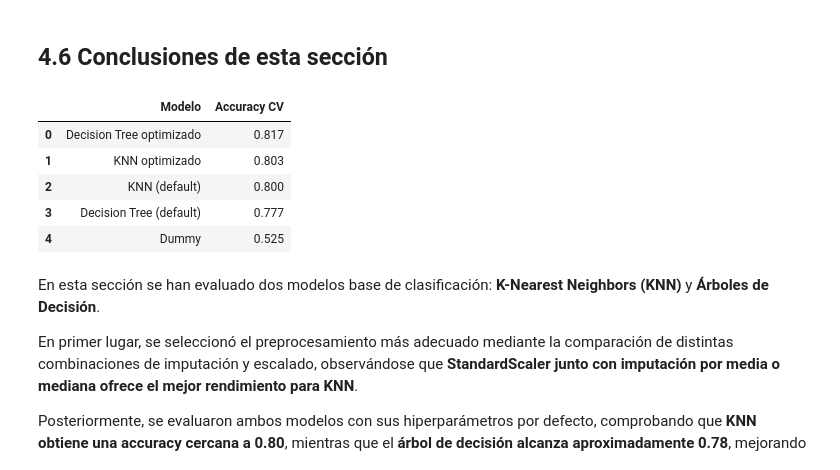
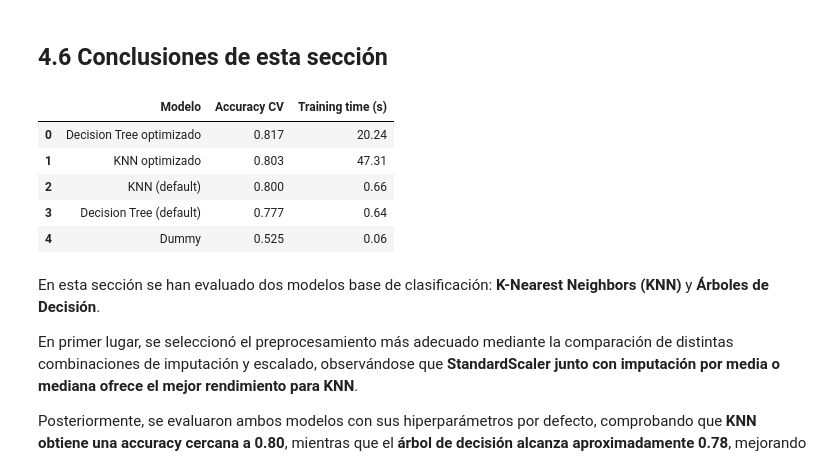
Before and after one commit to 100495785/Grupo17_Practica1, a Jupyter notebook: EDA_Practica1.ipynb, the cells around one changed output. Cells and saved outputs as stored; diff of their text form; code cells hidden in the pictures.

```diff
--- a/EDA_Practica1.ipynb
+++ b/EDA_Practica1.ipynb
@@ -812,11 +812,11 @@ start = time.time()
 
 grid_knn.fit(X_train, y_train)
 
-end = time.time()
+knn_hpo_time = time.time() - start
 
 print("Best params:", grid_knn.best_params_)
 print("Best CV accuracy:", grid_knn.best_score_)
-print("Training time (HPO):", end - start)
+print("Training time (HPO):", knn_hpo_time)
 # %% [output]
 Best params: {'clf__n_neighbors': 15, 'clf__p': 2, 'clf__weights': 'distance'}
 Best CV accuracy: 0.803490339073998
@@ -853,11 +853,11 @@ start = time.time()
 
 grid_tree.fit(X_train, y_train)
 
-end = time.time()
+tree_hpo_time = time.time() - start
 
 print("Best params:", grid_tree.best_params_)
 print("Best CV accuracy:", grid_tree.best_score_)
-print("Training time (HPO):", end - start)
+print("Training time (HPO):", tree_hpo_time)
 # %% [output]
 Best params: {'clf__max_depth': 10, 'clf__min_samples_leaf': 1, 'clf__min_samples_split': 2}
 Best CV accuracy: 0.8165839464117823
@@ -977,32 +977,41 @@ Estos resultados son consistentes con los hiperparámetros obtenidos en el proce
 # %%
 summary = pd.DataFrame({
     "Modelo": [
         "Dummy",
         "KNN (default)",
         "Decision Tree (default)",
         "KNN optimizado",
         "Decision Tree optimizado"
     ],
     "Accuracy CV": [
         dummy_scores.mean(),
         knn_scores.mean(),
         tree_scores.mean(),
         grid_knn.best_score_,
         grid_tree.best_score_
+    ],
+    "Training time (s)": [
+        dummy_time,
+        knn_time,
+        tree_time,
+        knn_hpo_time,
+        tree_hpo_time
     ]
 })
 
 summary["Accuracy CV"] = summary["Accuracy CV"].round(3)
+summary["Training time (s)"] = summary["Training time (s)"].round(2)
+
 summary = summary.sort_values("Accuracy CV", ascending=False).reset_index(drop=True)
 
 summary
 # %% [output]
-|  | Modelo | Accuracy CV |
-| 0 | Decision Tree optimizado | 0.817 |
-| 1 | KNN optimizado | 0.803 |
-| 2 | KNN (default) | 0.800 |
-| 3 | Decision Tree (default) | 0.777 |
-| 4 | Dummy | 0.525 |
+|  | Modelo | Accuracy CV | Training time (s) |
+| 0 | Decision Tree optimizado | 0.817 | 20.24 |
+| 1 | KNN optimizado | 0.803 | 47.31 |
+| 2 | KNN (default) | 0.800 | 0.66 |
+| 3 | Decision Tree (default) | 0.777 | 0.64 |
+| 4 | Dummy | 0.525 | 0.06 |
 # %% [markdown]
 En esta sección se han evaluado dos modelos base de clasificación: **K-Nearest Neighbors (KNN)** y **Árboles de Decisión**.
 
```
Also changed, not shown: parts of 2 cells of this notebook.
